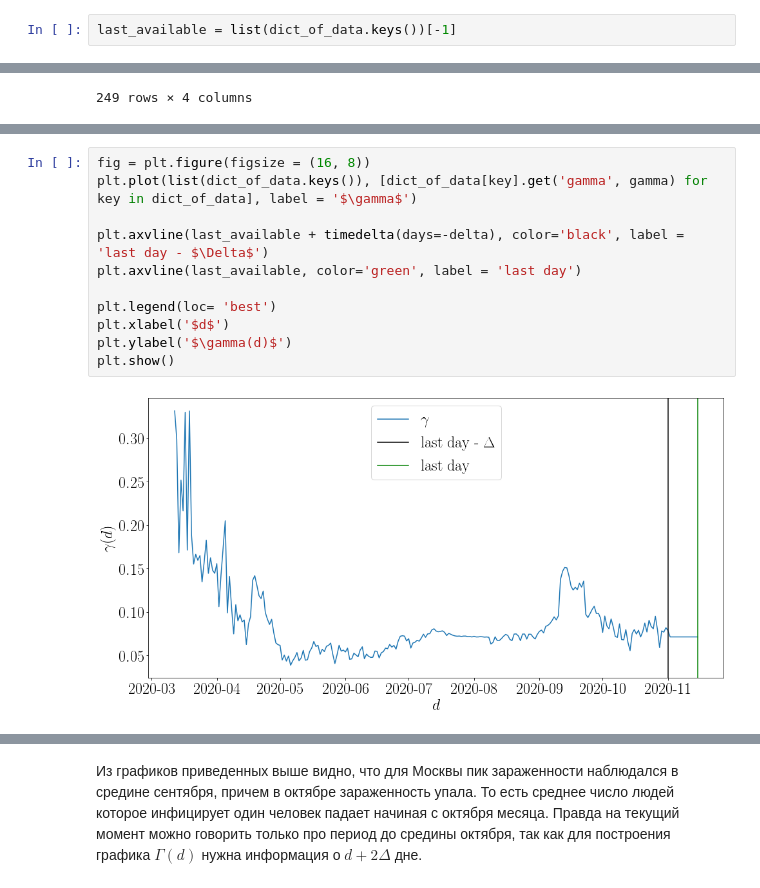
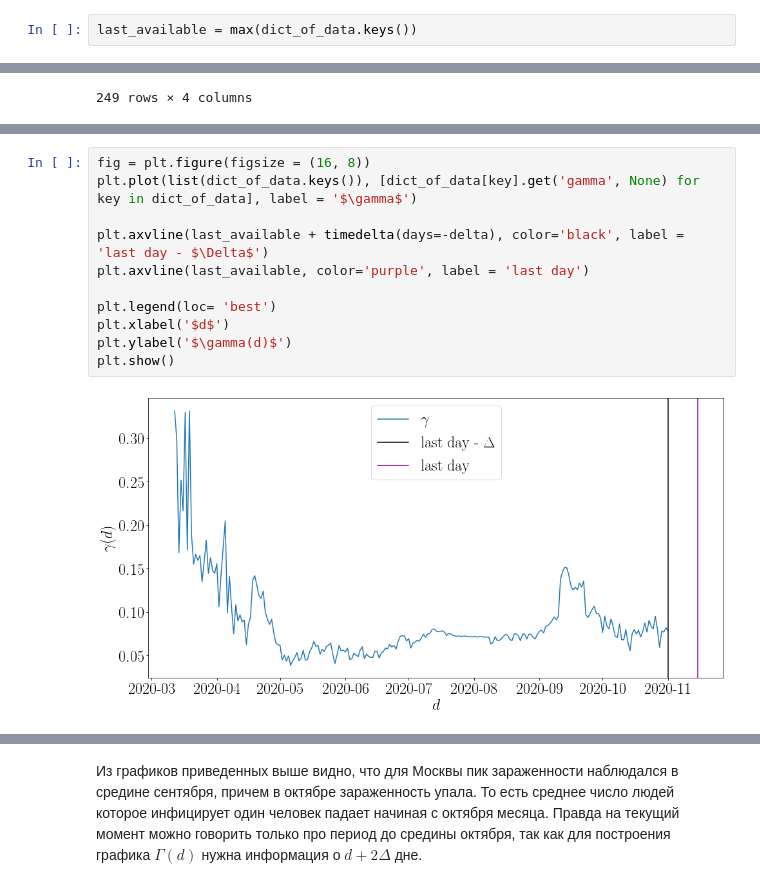
Before and after one commit to vova98/covidModeling, a Jupyter notebook: experiment/experiment.ipynb, the cells around one changed output, grey strips where cells are left out. Drawn from its saved outputs; the diff is of its cells as text.

```diff
--- a/experiment/experiment.ipynb
+++ b/experiment/experiment.ipynb
@@ -131,7 +149,7 @@ for key in dict_of_data:
         # для последних 14 дней устанавливаем некоторые стандарное значение, в нашем случае 1/\Delta
         continue
 # %%
-last_available = list(dict_of_data.keys())[-1]
+last_available = max(dict_of_data.keys())
 # %%
 pd.DataFrame(dict_of_data).T
 # %% [output]
@@ -172,16 +193,16 @@ plt.show()
 # %%
 fig = plt.figure(figsize = (16, 8))
-plt.plot(list(dict_of_data.keys()), [dict_of_data[key].get('gamma', gamma) for key in dict_of_data], label = '$\gamma$')
+plt.plot(list(dict_of_data.keys()), [dict_of_data[key].get('gamma', None) for key in dict_of_data], label = '$\gamma$')
 
 plt.axvline(last_available + timedelta(days=-delta), color='black', label = 'last day - $\Delta$')
-plt.axvline(last_available, color='green', label = 'last day')
+plt.axvline(last_available, color='purple', label = 'last day')
 
 plt.legend(loc= 'best')
 plt.xlabel('$d$')
 plt.ylabel('$\gamma(d)$')
 plt.show()
 # %% [output]
-[figure, old version]
+[figure, new version]
 # %%
 fig = plt.figure(figsize = (16, 8))
 plt.plot(list(dict_of_data.keys()), [get_Gamma(dict_of_data, key, delta) for key in dict_of_data], label = '$\Gamma$')
```
Also changed, not shown: parts of 25 cells of this notebook.
